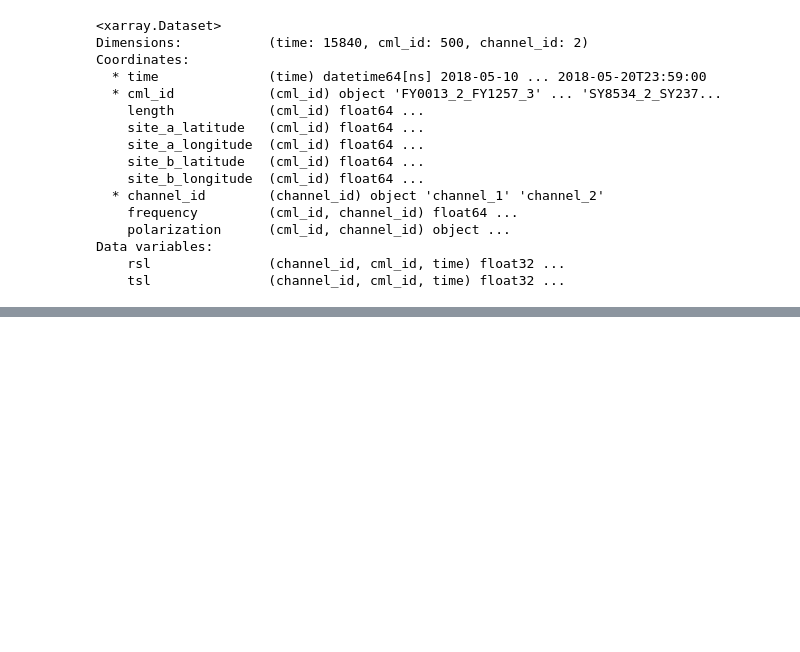
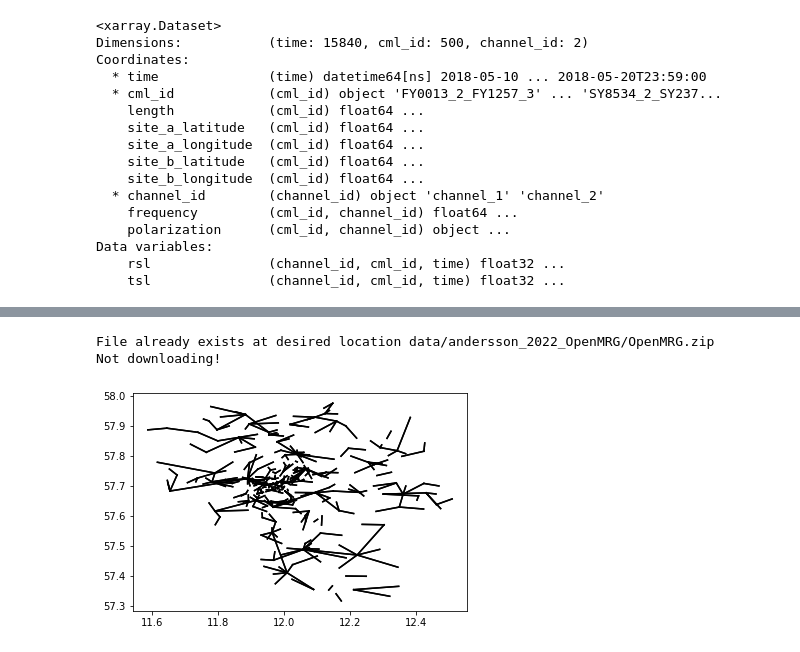
Before and after one commit to OpenSenseAction/OPENSENSE_sandbox, a Jupyter notebook: Explore existing datasets.ipynb, the cells around one changed output, grey strips where cells are left out. Cells and saved outputs as stored; diff of their text form; code cells hidden in the pictures; blank space fills up the shorter version.

```diff
--- a/Explore existing datasets.ipynb
+++ b/Explore existing datasets.ipynb
@@ -245,0 +141,21 @@ for ds in ds_list:
+# %%
+oddt.download_andersson_2022_OpenMRG(local_path='data/andersson_2022_OpenMRG/', print_output=True)
+# %% [output]
+File already exists at desired location data/andersson_2022_OpenMRG/OpenMRG.zip
+Not downloading!
+# %%
+ds = oddt.transform_andersson_2022_OpenMRG(
+    fn='data/andersson_2022_OpenMRG/OpenMRG.zip',
+    path_to_extract_to='data/andersson_2022_OpenMRG/',
+)
+# %%
+import matplotlib.pyplot as plt
+for lon1, lat1, lon2, lat2 in zip(
+    ds.site_a_longitude,
+    ds.site_a_latitude,
+    ds.site_b_longitude,
+    ds.site_b_latitude):
+
+    plt.plot([lon1, lon2], [lat1, lat2], "-", c="black")
+# %% [output]
+[figure, added]
```
Also changed, not shown: parts of 22 cells of this notebook, 1 other file.
